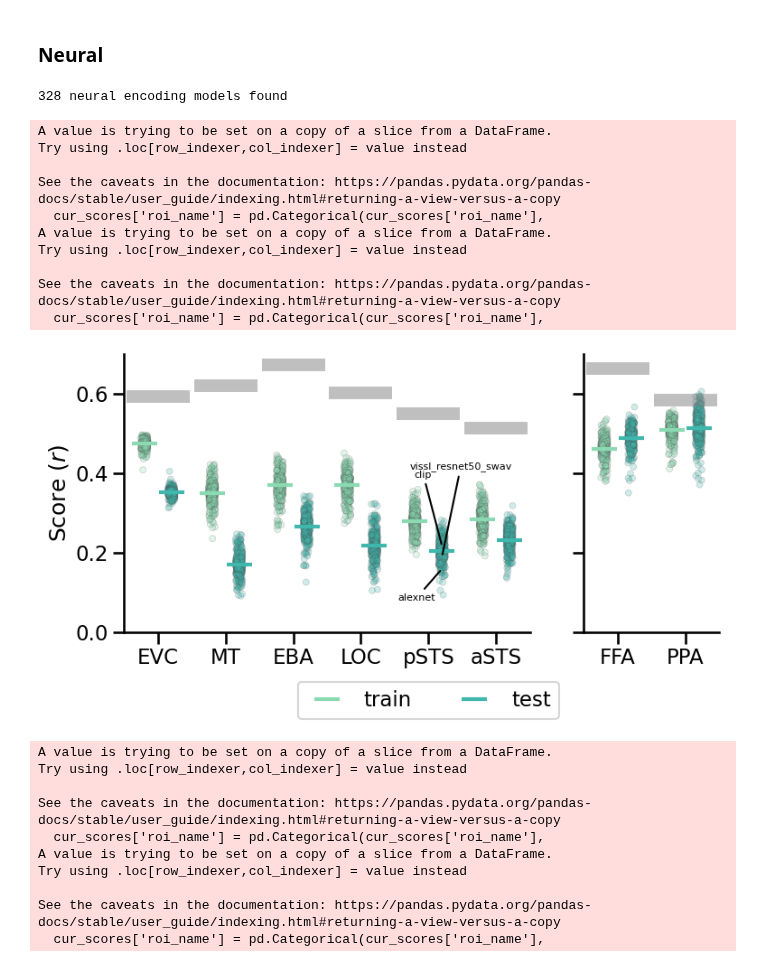
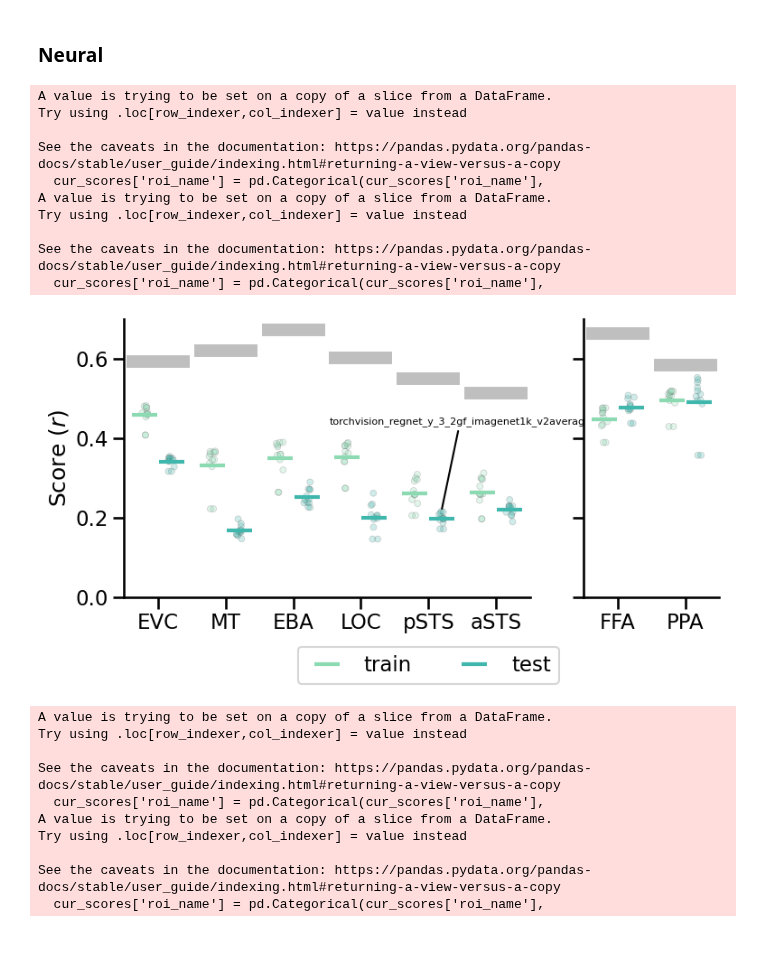
Before and after one commit to Isik-lab/SIfMRI_modeling, a Jupyter notebook: notebooks/behavior_results.ipynb, the cells around one changed output. Drawn from its saved outputs; the diff is of its cells as text; code cells hidden in the pictures.

```diff
--- a/notebooks/behavior_results.ipynb
+++ b/notebooks/behavior_results.ipynb
@@ -21,7 +24,7 @@ rois = ['EVC', 'MT', 'EBA', 'LOC', 'pSTS', 'aSTS', 'FFA', 'PPA']
 # %% [markdown]
 ### Behavior
 # %%
-files = glob(f'../data/interim/VisionBehaviorEncoding/*.csv.gz')
+files = glob(f'../data/interim/VisionBehaviorEncoding/grouped_average/*.*.gz')
 files.sort(key=os.path.getmtime)
 df = []
 for file in files:
@@ -88,15 +88,13 @@ ax.legend(loc='upper right', bbox_to_anchor=(1, 1.15),
 # df = pd.concat(df)
 # df['model_uid'] = df['model_uid'] + df['combine_method']
 # %%
-files = glob(f'../data/interim/VisionNeuralEncoding_old/*.csv.gz')
-print(f'{len(files)} neural encoding models found')
-df = []
-for file in tqdm(files):
-    cdf = pd.read_csv(file)
-    df.append(cdf[cdf['roi_name'] != 'none'].reset_index(drop=True))
-df = pd.concat(df).reset_index(drop=True)
+# files = glob(f'../data/interim/VisionNeuralEncoding_old/*.csv.gz')
+# print(f'{len(files)} neural encoding models found')
+# df = []
+# for file in tqdm(files):
+#     cdf = pd.read_csv(file)
+#     df.append(cdf[cdf['roi_name'] != 'none'].reset_index(drop=True))
+# df = pd.concat(df).reset_index(drop=True)
-# %% [output]
-328 neural encoding models found
 # %%
 max_scores = df.groupby(['subj_id', 'roi_name', 'model_uid']).mean(numeric_only=True).reset_index()
 max_scores = max_scores.groupby(['roi_name', 'model_uid']).mean(numeric_only=True).reset_index()
@@ -134,7 +132,7 @@ for i_ax, (ax, cur_rois) in enumerate(zip(axes, [['EVC', 'MT', 'EBA', 'LOC', 'pS
     strip_collections = ax.collections
     sns.pointplot(x='roi_name', y='reliability', data=cur_scores,
                   ax=ax, linestyle="none", errorbar=None,
-                  marker="_", markersize=50, markeredgewidth=10,
+                  marker="_", markersize=30, markeredgewidth=10,
                   color='gray', alpha=.5, zorder=1)
     if i_ax == 0:
         sns.pointplot(x='roi_name', y='score', hue='set', data=cur_scores,
@@ -172,34 +170,34 @@ for i_ax, (ax, cur_rois) in enumerate(zip(axes, [['EVC', 'MT', 'EBA', 'LOC', 'pS
 
             ax.annotate(rename_mapping[row['model_uid']],
                         xy=closest_point,  # Use the closest stripplot point
                         xytext=offset_mapping[row['model_uid']],  # Offset for the annotation
                         textcoords='offset points',
                         ha='center',
                         fontsize=8,  # Adjust the text size if needed
                         arrowprops=dict(arrowstyle="-", connectionstyle="arc3,rad=0"))
 
     ax.spines['top'].set_visible(False)
     ax.spines['right'].set_visible(False)
     xlabels = ax.get_xticklabels()
     ax.set_xticklabels(xlabels, ha='center')
     ax.set_xlabel('')
     ax.set_ylim([0, .7])
     if i_ax == 0:
         ax.set_ylabel('Score ($r$)')
         ax.legend(loc='lower center', bbox_to_anchor=(0.75, -.35),
                   ncol=2, fancybox=True)
 # %% [output]
 A value is trying to be set on a copy of a slice from a DataFrame.
 Try using .loc[row_indexer,col_indexer] = value instead
 
 See the caveats in the documentation: https://pandas.pydata.org/pandas-docs/stable/user_guide/indexing.html#returning-a-view-versus-a-copy
   cur_scores['roi_name'] = pd.Categorical(cur_scores['roi_name'],
 A value is trying to be set on a copy of a slice from a DataFrame.
 Try using .loc[row_indexer,col_indexer] = value instead
 
 See the caveats in the documentation: https://pandas.pydata.org/pandas-docs/stable/user_guide/indexing.html#returning-a-view-versus-a-copy
   cur_scores['roi_name'] = pd.Categorical(cur_scores['roi_name'],
-[figure, old version]
+[figure, new version]
 # %%
 _, axes = plt.subplots(1, 2, figsize=(8.5,4),
                        gridspec_kw={'width_ratios': [3, 1]},
```
Also changed, not shown: parts of 13 cells of this notebook, 4 other files.
